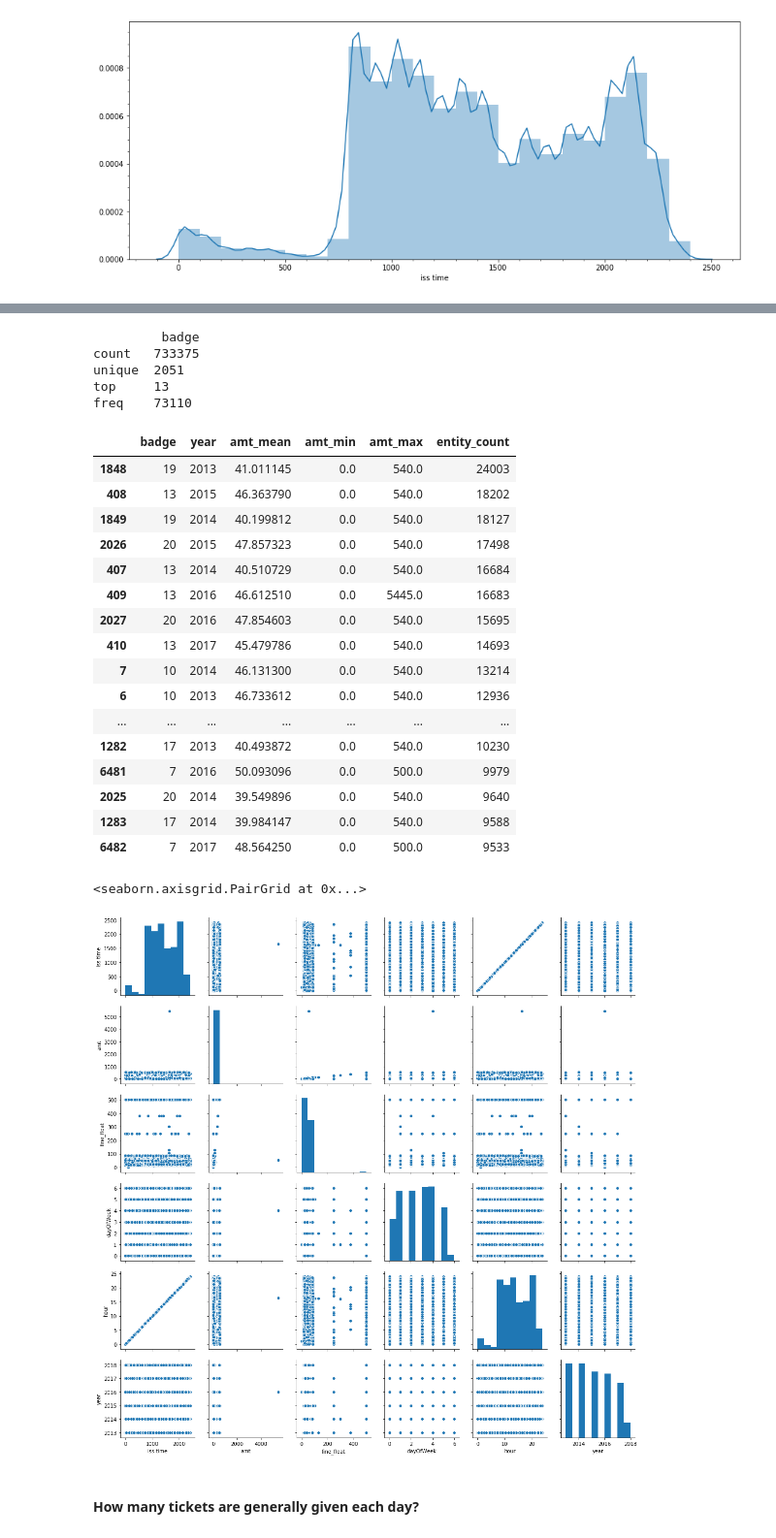
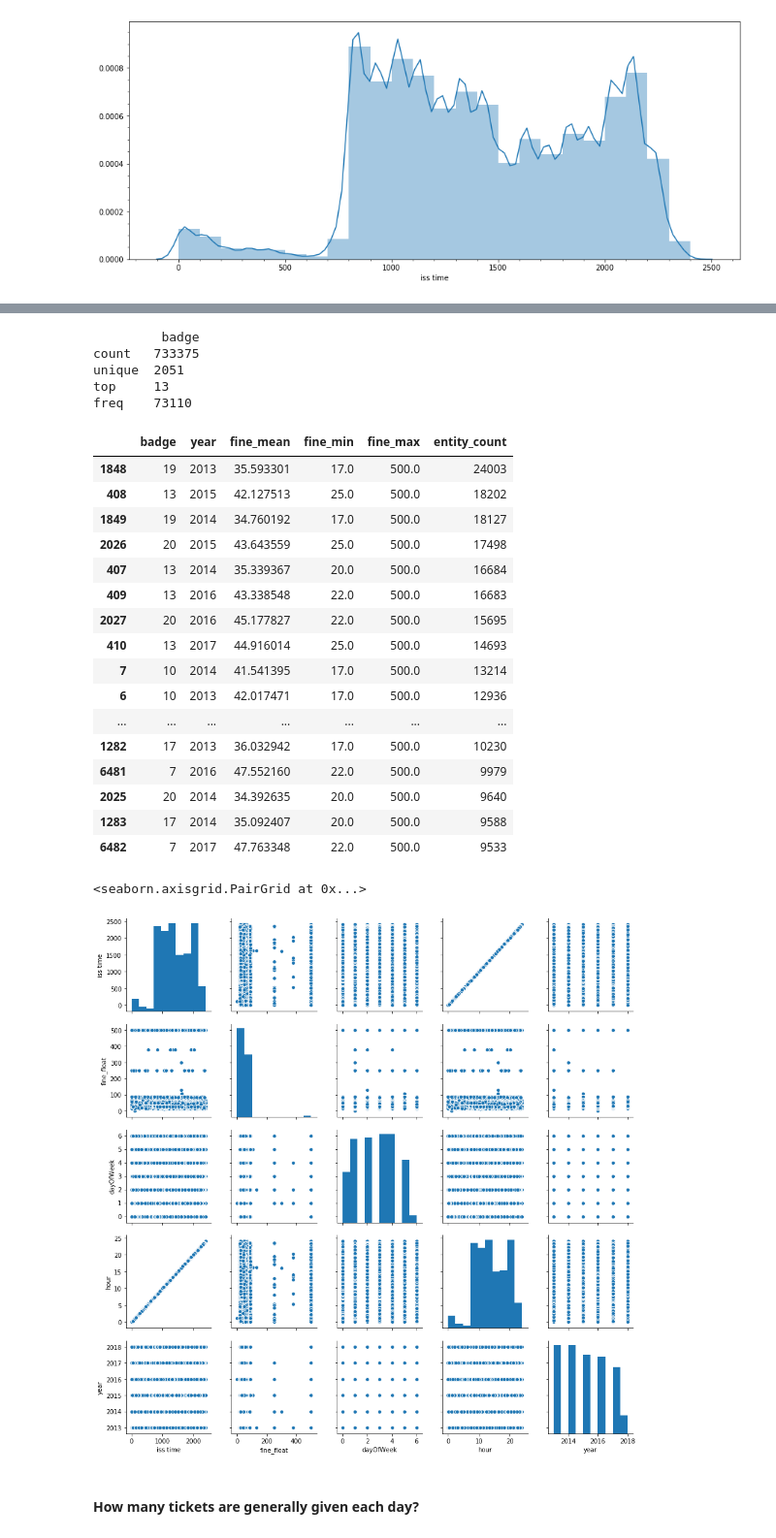
Before and after one commit to osofariu/cmh-parking-tickets, a Jupyter notebook: notebooks/Cmh_Parking_Violation.ipynb, the cells around one changed output, grey strips where cells are left out. Shown at 97% size. Drawn from its saved outputs; the diff is of its cells as text; code cells hidden in the pictures.

Commit message:
added some descriptions, minor cleanup

```diff
--- a/notebooks/Cmh_Parking_Violation.ipynb
+++ b/notebooks/Cmh_Parking_Violation.ipynb
@@ -66,27 +66,14 @@ violations_dictionary.head(98)
 | 95 | integer | OPEN CT | Number of open (unpaid) tickets o... |
 | 96 | integer | IPP NO | Installment Payment Plan number |
 | 97 | string | IPP STAT | Status of the IPP on which the ti... |
+# %%
+# work with the most promissing columns:
+interesting_columns = ['ticket', 'entity', 'meter', 'iss dt', 'multno', 'hold ct', 'due', 'fine', 'make', 'iss time', 'time2', 'ticket', 'badge', 'pay amt', 'pay meth', 'plea', 'open ct', 'lat', 'long']
+violations = violations_full[interesting_columns].copy()
+# TODO: do I need copy?  I *think* I added it to fix an error with modifying a view into a dataframe..
 # %%
-# work with the most promissing columns:
-violations = violations_full[['ticket', 'entity', 'meter', 'iss dt', 'multno', 'hold ct', 'due', 'fine', 'make', 'iss time', 'time2', 'ticket', 'badge', 'pay amt', 'pay meth', 'plea', 'open ct', 'lat', 'long']].copy()
+# extract date-related fields
 violations['issue_date'] = violations['iss dt'].map(lambda dtStr: datetime.datetime.strptime(str(dtStr), '%Y%j'))
 violations['year'] = violations['issue_date'].map(lambda dt: dt.year)
 violations['dayOfWeek'] = violations['issue_date'].map(lambda dt: dt.weekday())
 violations['hour'] = violations['iss time'] / 100
-# %%
-# convert 'pay amt' into a float
-import string
-trans_dict ={ord('$'): None, ord('('): None, ord(')'): None, ord(","): None}
-violations['amt'] = violations['pay amt'].str.translate(trans_dict).astype(float)
-violations['fine_float'] = violations['fine'].str.translate(trans_dict).astype(float)
-f, ((ax1, ax2, ax3), (ax4, ax5, ax6)) = plt.subplots(2, 3, sharex=False, figsize=(20,10))
-
-# after removing outliers (amounts > 100), here's the distribution of fines:
-sns.distplot(violations[violations['amt'] < 100]['amt'], bins = 20, ax=ax1)
-sns.distplot(violations[(violations['amt'] > 100) & (violations['amt'] < 200)]['amt'], bins = 20, ax=ax2)
-sns.distplot(violations[(violations['amt'] > 400) & (violations['amt'] < 600)]['amt'], bins = 20, ax=ax3)
-sns.distplot(violations[violations['fine_float'] < 100]['fine_float'], bins = 20, ax=ax4)
-sns.distplot(violations[(violations['fine_float'] > 100) & (violations['fine_float'] < 200)]['fine_float'], bins = 20, ax=ax5)
-sns.distplot(violations[(violations['fine_float'] > 400) & (violations['fine_float'] < 600)]['fine_float'], bins = 20, ax=ax6)
-# also this weird fine:
-#violations[violations['amt'] > 900]
@@ -95,0 +80,5 @@ sns.distplot(violations[(violations['fine_float'] > 400) & (violations['fine_flo
+# %%
+# convert 'pay amt' and 'fine' into float datatype
+trans_dict ={ord('$'): None, ord('('): None, ord(')'): None, ord(","): None}
+violations['amt_float'] = violations['pay amt'].str.translate(trans_dict).astype(float)
+violations['fine_float'] = violations['fine'].str.translate(trans_dict).astype(float)
@@ -179,10 +204,10 @@ ax.minorticks_on()
 # %%
 print(violations[['badge']].describe())
-agent_business = violations[['badge','year', 'entity', 'ticket', 'amt']]\
+agent_business = violations[['badge','year', 'entity', 'ticket', 'fine_float']]\
     .groupby(['badge', 'year'])\
-        .agg({'amt': ['mean', 'min', 'max'], 'entity': ['count']})
+        .agg({'fine_float': ['mean', 'min', 'max'], 'entity': ['count']})
 
-agent_business.columns = ['amt_mean', 'amt_min', 'amt_max', 'entity_count']
+agent_business.columns = ['fine_mean', 'fine_min', 'fine_max', 'entity_count']
 agent_business.reset_index().sort_values('entity_count', ascending=False).head(25)
 # %% [output]
          badge
@@ -190,28 +215,28 @@ count   733375
 unique  2051
 top     13
 freq    73110
-|  | badge | year | amt_mean | amt_min | amt_max | entity_count |
-| 1848 | 19 | 2013 | 41.011145 | 0.0 | 540.0 | 24003 |
-| 408 | 13 | 2015 | 46.363790 | 0.0 | 540.0 | 18202 |
-| 1849 | 19 | 2014 | 40.199812 | 0.0 | 540.0 | 18127 |
-| 2026 | 20 | 2015 | 47.857323 | 0.0 | 540.0 | 17498 |
-| 407 | 13 | 2014 | 40.510729 | 0.0 | 540.0 | 16684 |
-| 409 | 13 | 2016 | 46.612510 | 0.0 | 5445.0 | 16683 |
-| 2027 | 20 | 2016 | 47.854603 | 0.0 | 540.0 | 15695 |
-| 410 | 13 | 2017 | 45.479786 | 0.0 | 540.0 | 14693 |
-| 7 | 10 | 2014 | 46.131300 | 0.0 | 540.0 | 13214 |
-| 6 | 10 | 2013 | 46.733612 | 0.0 | 540.0 | 12936 |
+|  | badge | year | fine_mean | fine_min | fine_max | entity_count |
+| 1848 | 19 | 2013 | 35.593301 | 17.0 | 500.0 | 24003 |
+| 408 | 13 | 2015 | 42.127513 | 25.0 | 500.0 | 18202 |
+| 1849 | 19 | 2014 | 34.760192 | 17.0 | 500.0 | 18127 |
+| 2026 | 20 | 2015 | 43.643559 | 25.0 | 500.0 | 17498 |
+| 407 | 13 | 2014 | 35.339367 | 20.0 | 500.0 | 16684 |
+| 409 | 13 | 2016 | 43.338548 | 22.0 | 500.0 | 16683 |
+| 2027 | 20 | 2016 | 45.177827 | 22.0 | 500.0 | 15695 |
+| 410 | 13 | 2017 | 44.916014 | 25.0 | 500.0 | 14693 |
+| 7 | 10 | 2014 | 41.541395 | 17.0 | 500.0 | 13214 |
+| 6 | 10 | 2013 | 42.017471 | 17.0 | 500.0 | 12936 |
 | ... | ... | ... | ... | ... | ... | ... |
-| 1282 | 17 | 2013 | 40.493872 | 0.0 | 540.0 | 10230 |
-| 6481 | 7 | 2016 | 50.093096 | 0.0 | 500.0 | 9979 |
-| 2025 | 20 | 2014 | 39.549896 | 0.0 | 540.0 | 9640 |
-| 1283 | 17 | 2014 | 39.984147 | 0.0 | 540.0 | 9588 |
-| 6482 | 7 | 2017 | 48.564250 | 0.0 | 500.0 | 9533 |
+| 1282 | 17 | 2013 | 36.032942 | 17.0 | 500.0 | 10230 |
+| 6481 | 7 | 2016 | 47.552160 | 22.0 | 500.0 | 9979 |
+| 2025 | 20 | 2014 | 34.392635 | 20.0 | 500.0 | 9640 |
+| 1283 | 17 | 2014 | 35.092407 | 20.0 | 500.0 | 9588 |
+| 6482 | 7 | 2017 | 47.763348 | 22.0 | 500.0 | 9533 |
 # %%
-violations_clean = violations[['make', 'iss time', 'badge', 'amt', 'fine_float', 'dayOfWeek', 'hour', 'year']].dropna()
+violations_clean = violations[['iss time', 'fine_float', 'dayOfWeek', 'hour', 'year']].dropna()
 sns.pairplot(violations_clean)
 # %% [output]
 <seaborn.axisgrid.PairGrid at 0x...>
-[figure, old version]
+[figure, new version]
 # %% [markdown]
 #### How many tickets are generally given each day?
```
Also changed, not shown: parts of 30 cells of this notebook.
